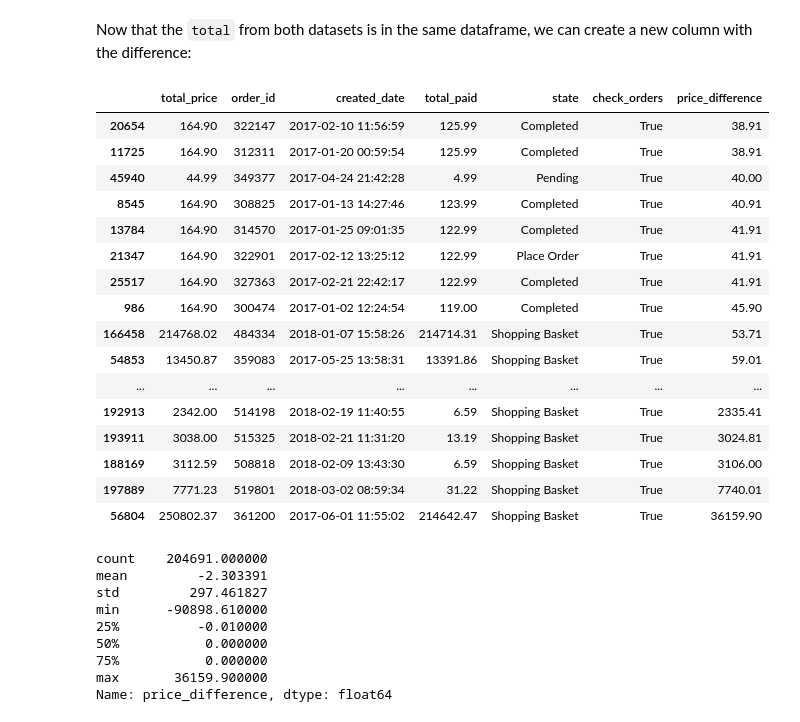
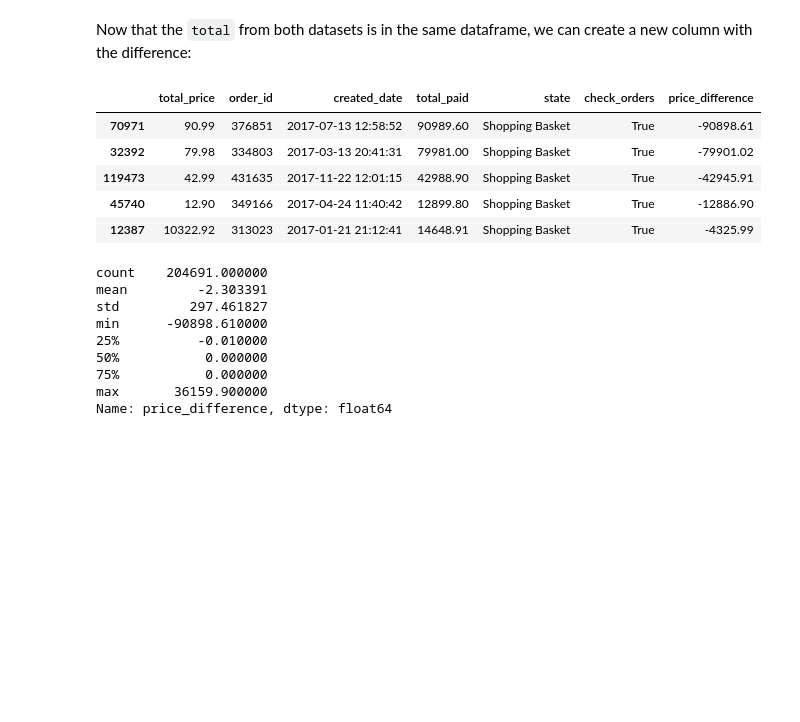
Before and after one commit to Loveless1234/Bootcamp_WBS_DS, a Jupyter notebook: week3/3-data-quality-and-merges.ipynb, the cells around one changed output. Cells and saved outputs as stored; diff of their text form; code cells hidden in the pictures; blank space fills up the shorter version.

```diff
--- a/week3/3-data-quality-and-merges.ipynb
+++ b/week3/3-data-quality-and-merges.ipynb
@@ -496,25 +532,14 @@ orders_info
 Now that the `total` from both datasets is in the same dataframe, we can create a new column with the difference:
 # %%
 orders_info['price_difference'] = orders_info['total_price'] - orders_info['total_paid']
-orders_info.sort_values('price_difference').tail(30)
+orders_info.sort_values('price_difference').head()
 # %% [output]
 |  | total_price | order_id | created_date | total_paid | state | check_orders | price_difference |
-| 20654 | 164.90 | 322147 | 2017-02-10 11:56:59 | 125.99 | Completed | True | 38.91 |
-| 11725 | 164.90 | 312311 | 2017-01-20 00:59:54 | 125.99 | Completed | True | 38.91 |
-| 45940 | 44.99 | 349377 | 2017-04-24 21:42:28 | 4.99 | Pending | True | 40.00 |
-| 8545 | 164.90 | 308825 | 2017-01-13 14:27:46 | 123.99 | Completed | True | 40.91 |
-| 13784 | 164.90 | 314570 | 2017-01-25 09:01:35 | 122.99 | Completed | True | 41.91 |
-| 21347 | 164.90 | 322901 | 2017-02-12 13:25:12 | 122.99 | Place Order | True | 41.91 |
-| 25517 | 164.90 | 327363 | 2017-02-21 22:42:17 | 122.99 | Completed | True | 41.91 |
-| 986 | 164.90 | 300474 | 2017-01-02 12:24:54 | 119.00 | Completed | True | 45.90 |
-| 166458 | 214768.02 | 484334 | 2018-01-07 15:58:26 | 214714.31 | Shopping Basket | True | 53.71 |
-| 54853 | 13450.87 | 359083 | 2017-05-25 13:58:31 | 13391.86 | Shopping Basket | True | 59.01 |
-| ... | ... | ... | ... | ... | ... | ... | ... |
-| 192913 | 2342.00 | 514198 | 2018-02-19 11:40:55 | 6.59 | Shopping Basket | True | 2335.41 |
-| 193911 | 3038.00 | 515325 | 2018-02-21 11:31:20 | 13.19 | Shopping Basket | True | 3024.81 |
-| 188169 | 3112.59 | 508818 | 2018-02-09 13:43:30 | 6.59 | Shopping Basket | True | 3106.00 |
-| 197889 | 7771.23 | 519801 | 2018-03-02 08:59:34 | 31.22 | Shopping Basket | True | 7740.01 |
-| 56804 | 250802.37 | 361200 | 2017-06-01 11:55:02 | 214642.47 | Shopping Basket | True | 36159.90 |
+| 70971 | 90.99 | 376851 | 2017-07-13 12:58:52 | 90989.60 | Shopping Basket | True | -90898.61 |
+| 32392 | 79.98 | 334803 | 2017-03-13 20:41:31 | 79981.00 | Shopping Basket | True | -79901.02 |
+| 119473 | 42.99 | 431635 | 2017-11-22 12:01:15 | 42988.90 | Shopping Basket | True | -42945.91 |
+| 45740 | 12.90 | 349166 | 2017-04-24 11:40:42 | 12899.80 | Shopping Basket | True | -12886.90 |
+| 12387 | 10322.92 | 313023 | 2017-01-21 21:12:41 | 14648.91 | Shopping Basket | True | -4325.99 |
 # %%
 orders_info['price_difference'].describe()
 # %% [output]
```
Also changed, not shown: parts of 9 cells of this notebook, 11 other files.
